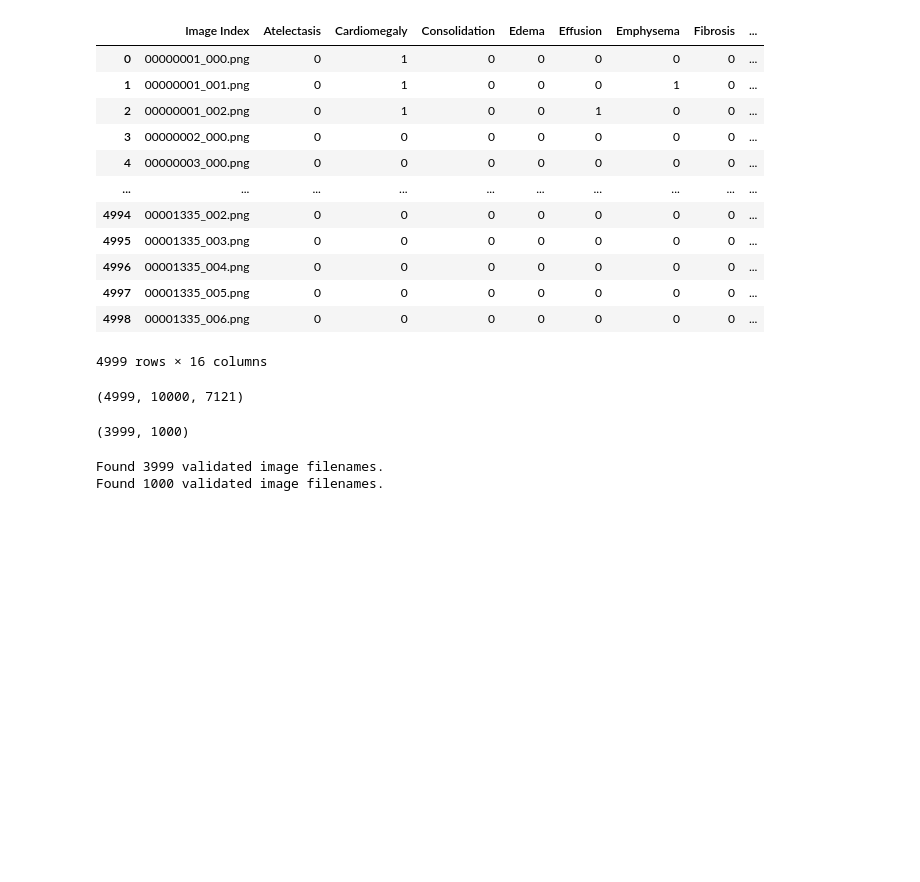
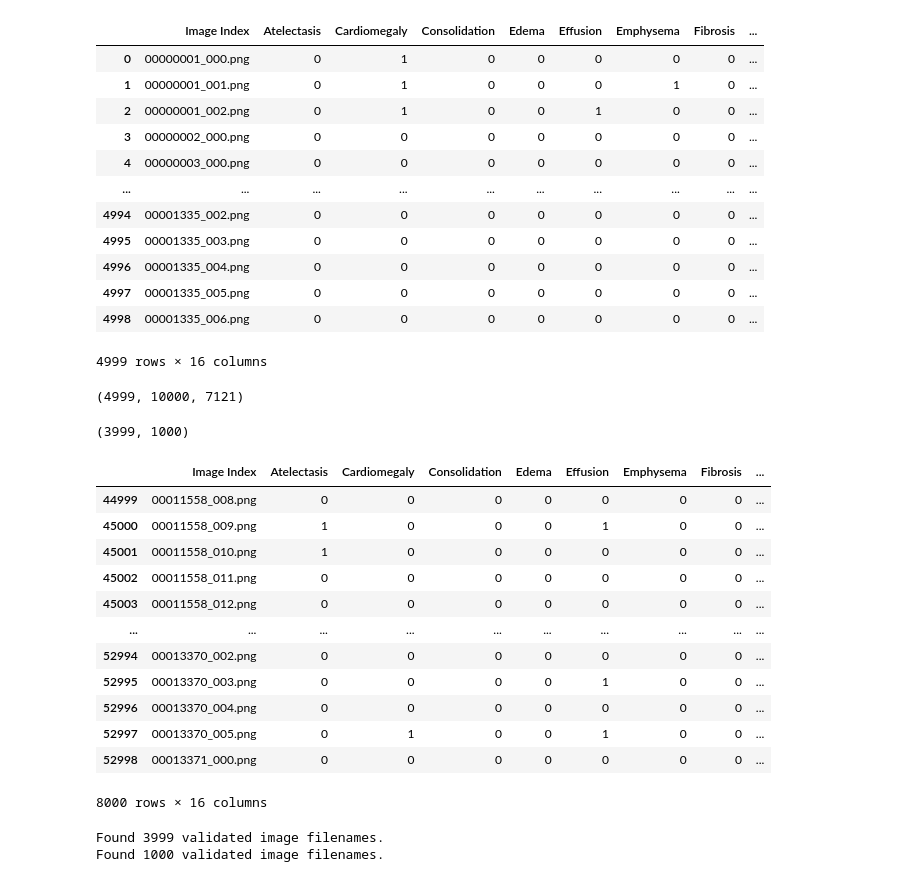
Before and after one commit to xa-m/X-Ray_Disease_Detection, a Jupyter notebook: xray_disease_detection.ipynb, the cells around one changed output. Drawn from its saved outputs; the diff is of its cells as text; code cells hidden in the pictures; blank space fills up the shorter version.

```diff
--- a/xray_disease_detection.ipynb
+++ b/xray_disease_detection.ipynb
@@ -16,15 +18,20 @@ print("Num GPUs Available: ", len(tf.config.experimental.list_physical_devices('
 # %%
-images_1_dir = f"{current_dir}/data/images_001/images"
-images_2_dir = f"{current_dir}/data/images_002/images"
-images_3_dir = f"{current_dir}/data/images_003/images"
-images_4_dir = f"{current_dir}/data/images_004/images"
-images_5_dir = f"{current_dir}/data/images_005/images"
-images_6_dir = f"{current_dir}/data/images_006/images"
-images_7_dir = f"{current_dir}/data/images_007/images"
-images_8_dir = f"{current_dir}/data/images_008/images"
-images_9_dir = f"{current_dir}/data/images_009/images"
-images_10_dir = f"{current_dir}/data/images_010/images"
-images_11_dir = f"{current_dir}/data/images_011/images"
-images_12_dir = f"{current_dir}/data/images_012/images"
+images_dirs = []
+
+images_1_dir = f"{current_dir}/data/images_001/images" # this is for debuggin and beta testing
+images_dirs.append(f"{current_dir}/data/images_001/images")
+images_dirs.append(f"{current_dir}/data/images_002/images")
+images_dirs.append(f"{current_dir}/data/images_003/images")
+images_dirs.append(f"{current_dir}/data/images_004/images")
+images_dirs.append(f"{current_dir}/data/images_005/images")
+images_dirs.append(f"{current_dir}/data/images_006/images")
+images_dirs.append(f"{current_dir}/data/images_007/images")
+images_dirs.append(f"{current_dir}/data/images_008/images")
+images_dirs.append(f"{current_dir}/data/images_009/images")
+images_dirs.append(f"{current_dir}/data/images_010/images")
+images_dirs.append(f"{current_dir}/data/images_011/images")
+images_dirs.append(f"{current_dir}/data/images_012/images")
+
 
 data_folder_dir = f"{current_dir}\\data"
+len(images_dirs)
@@ -210,6 +217,22 @@ images_12_test_labels = image_labels[11][int(images_12_image_count * train_test_
 len(images_1_train_labels), len(images_1_test_labels)
 # %% [output]
 (3999, 1000)
+# %%
+images_train_labels[5]
+# %% [output]
+|  | Image Index | Atelectasis | Cardiomegaly | Consolidation | Edema | Effusion | Emphysema | Fibrosis | ... |
+| 44999 | 00011558_008.png | 0 | 0 | 0 | 0 | 0 | 0 | 0 | ... |
+| 45000 | 00011558_009.png | 1 | 0 | 0 | 0 | 1 | 0 | 0 | ... |
+| 45001 | 00011558_010.png | 1 | 0 | 0 | 0 | 0 | 0 | 0 | ... |
+| 45002 | 00011558_011.png | 0 | 0 | 0 | 0 | 0 | 0 | 0 | ... |
+| 45003 | 00011558_012.png | 0 | 0 | 0 | 0 | 0 | 0 | 0 | ... |
+| ... | ... | ... | ... | ... | ... | ... | ... | ... | ... |
+| 52994 | 00013370_002.png | 0 | 0 | 0 | 0 | 0 | 0 | 0 | ... |
+| 52995 | 00013370_003.png | 0 | 0 | 0 | 0 | 1 | 0 | 0 | ... |
+| 52996 | 00013370_004.png | 0 | 0 | 0 | 0 | 0 | 0 | 0 | ... |
+| 52997 | 00013370_005.png | 0 | 1 | 0 | 0 | 1 | 0 | 0 | ... |
+| 52998 | 00013371_000.png | 0 | 0 | 0 | 0 | 0 | 0 | 0 | ... |
+8000 rows × 16 columns
 # %%
 # data_folder_dir + images_1_train_labels.iloc[random.randint(0, len(images_1_train_labels))]["Image Index"]
 # %%
```
Also changed, not shown: parts of 6 cells of this notebook.
